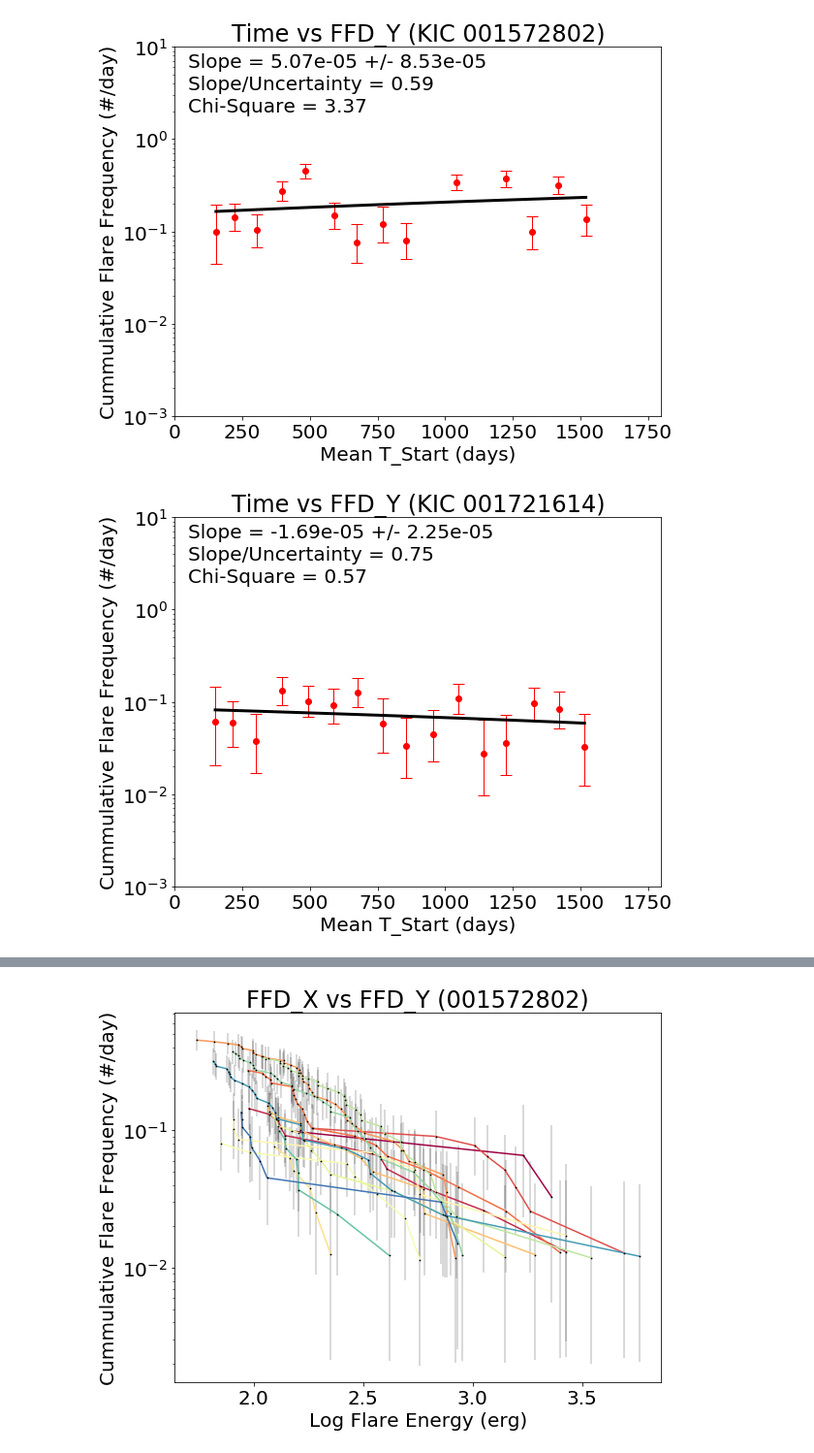
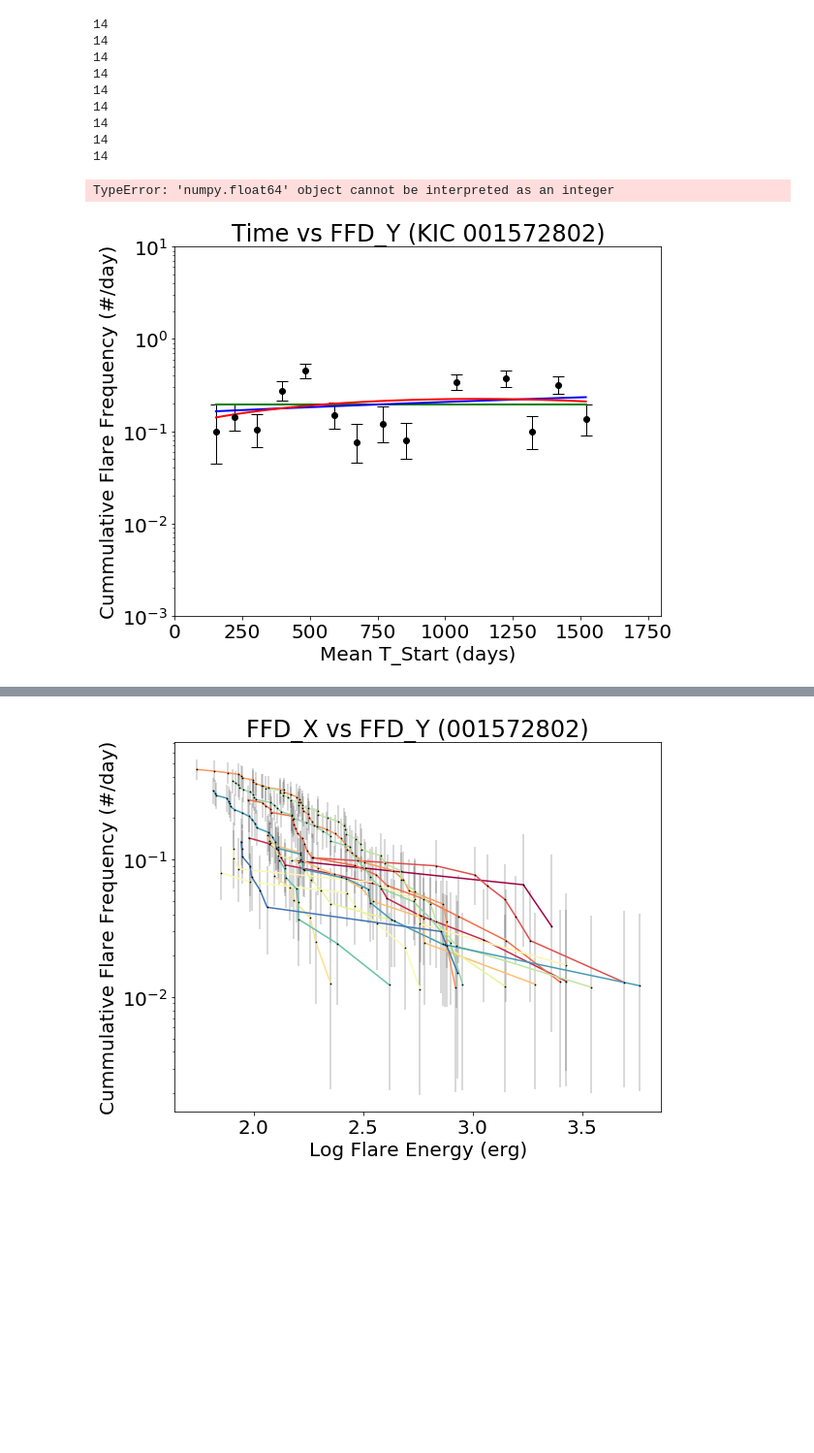
Before and after one commit to mscoggs/flare_cycles, a Jupyter notebook: flaregraphs.ipynb, the cells around one changed output, grey strips where cells are left out. Shown at 97% size. Cells and saved outputs as stored; diff of their text form; code cells hidden in the pictures; blank space fills up the shorter version.

```diff
--- a/flaregraphs.ipynb
+++ b/flaregraphs.ipynb
@@ -44,73 +105,62 @@ for line in targets: #going through each KIC
     plt.yscale('log')
     plt.ylim([0.001,10])
     plt.xlim([0,1800])
-    time = []
-    frequency = []
+    xaxis = []
+    yaxis = []
     err_list = []
-    chisqSum = 0
 
     for x in range(len(files)):
 
         #getting the total duration of each file
         toteDur = pd.read_table(files[x], skiprows=5, nrows=1, header=None, delim_whitespace=True, usecols=(7,)).iloc[0].values[0]
 
 
         df = pd.read_table(files[x], comment="#", delimiter=",", names=names)
         energy = df['Equiv_Dur'] #This is the energy column of the flare data
         sort = np.argsort(energy) #get indices that would sort the energy array
 
 
         ffd_xEnergy = np.log10(energy[sort][::-1]) + EPOINT #log the reverse of sorted energy
         ffd_yFrequency = (np.arange(1, len(ffd_xEnergy)+1, 1))/toteDur #get evenly spaced intervals, divide by totedur to get flares/day
 
 
         if(np.amax(ffd_xEnergy) >= logEnergyConstant >= np.amin(ffd_xEnergy)): #checking that the energy constant isn't out of bound,
                                                                                #otherwise, interpolate doesn't work
 
             ok68 = ffd_xEnergy >= np.log10(np.median(df['ED68i'])) + EPOINT #use ED68i to get indices of useful data, ignore the junk
 
             meanstart = np.sum(df['t_start'])/len(df['t_start']) #finding the mean time for a file
 
 
             if any(ok68): #checking if ok68 contains at least one 'true'
 
-
                 ffd_yForMeanstart = np.interp(logEnergyConstant, ffd_xEnergy[ok68][::-1], ffd_yFrequency[ok68][::-1])#interpolating the ffd_y
 
-                time.append(meanstart) #making lists so we can fit a line later
-                frequency.append(ffd_yForMeanstart)
+                xaxis.append(meanstart) #making lists so we can fit a line later
+                yaxis.append(ffd_yForMeanstart)
+
+                #dealing w/ error
+                err_up, err_dn = getErr(ffd_yForMeanstart*toteDur)/toteDur
+                err_list.append(err_up) #collecting errors, to be used in chi-square calc
+                plt.errorbar(meanstart, ffd_yForMeanstart, yerr = [[err_dn], [err_up]], fmt='o', color= 'black',markersize=6, elinewidth=1,capsize=6)#plotting error
 
 
-                toteFlare = ffd_yForMeanstart * toteDur #calculating error bars: multiplying the frequency by total duration to get total flare #
-
-
-                err_dn = (np.abs(toteFlare * (1.-1./(9. * toteFlare)-1./(3.*np.sqrt(toteFlare)))**3.-toteFlare))/toteDur
-                err_up = (np.sqrt(toteFlare + 0.75) + 1.0)/toteDur
-                err_list.append(err_up) #collecting errors, to be used in chi-square calc
-
-
-                plt.errorbar(meanstart, ffd_yForMeanstart, yerr = [[err_dn], [err_up]], fmt='ro',markersize=6, elinewidth=1,capsize=6)#plotting error
-
-
-    #return the parameters (slope and intercept) and the covariance matrix. Plot a line with those parameters
-    params, cov = np.polyfit(time, frequency, 1, cov=True, full =False)
-    slope, intercept = params
-    line_y = [slope * i + intercept for i in time]
-    plt.plot(time, line_y, 'black',  lw=3,) #plotting a best fit line
-
-
-    #chi-square calculation
-    for y in range(len(frequency)):
-        chisqSum += ((frequency[y] - line_y[y]) / err_list[y])**2.0
-    chisq = chisqSum / np.size(frequency)
-
-
-    #adding vales to graph, using the convariance matrix to get error in the slope
-    plt.text(50, 6,'Slope = {:0.2e} +/- {:0.2e}'.format(slope,np.sqrt(cov[0][0])))
-    plt.text(50, 3.5,'Slope/Uncertainty = {:0.2f}'.format(np.abs(slope/np.sqrt(cov[0][0]))))
-    plt.text(50, 2,'Chi-Square = {:0.2f}'.format(chisq))
-
+    degree0 = fitDeg0(xaxis, yaxis, err_list)
+    degree1 = fitDeg1(xaxis, yaxis, err_list)
+    degree2 = fitDeg2(xaxis, yaxis, err_list)
+    res = fitSin(xaxis, yaxis)
+    plt.plot(xaxis, res["fitfunc"](yaxis), "r-", label="y fit curve", linewidth=2)
+    plt.legend()
     #plt.savefig('time-vs-ffd_y-plot/'+KIC+'_vs_time.png')
 # %% [output]
+14
+14
+14
+14
+14
+14
+14
+14
+14
+TypeError: 'numpy.float64' object cannot be interpreted as an integer
-[figure, old version]
+[figure, new version]
-[figure, removed]
```
Also changed, not shown: parts of 6 cells of this notebook.
